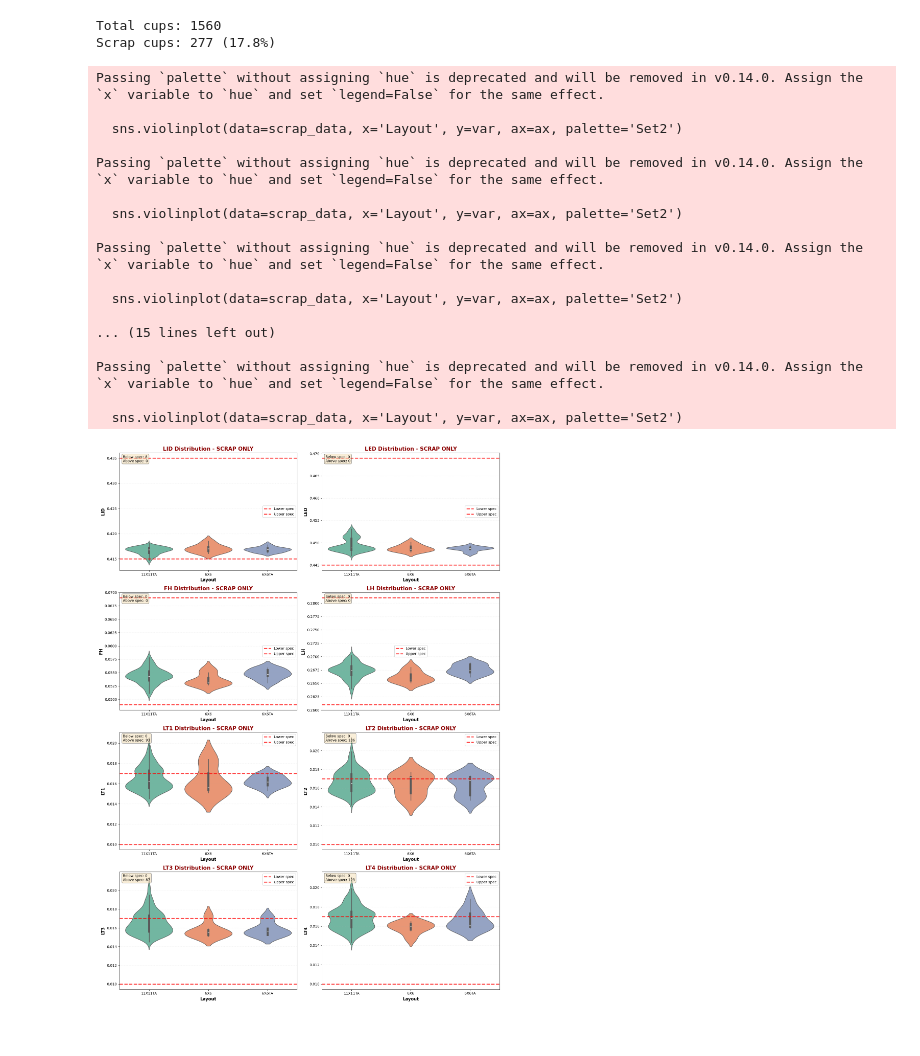
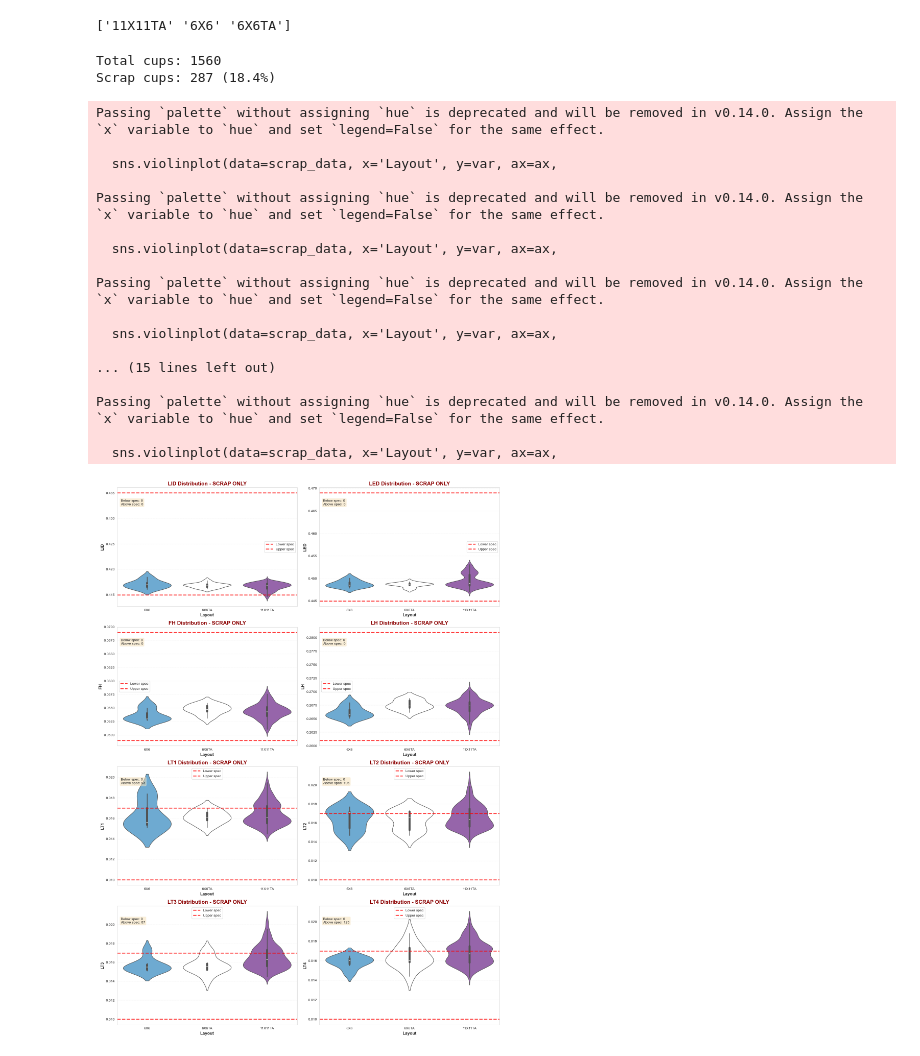
Before and after one commit to mtprom/SandiaDataChallenge, a Jupyter notebook: exploration.ipynb, the cells around one changed output. Cells and saved outputs as stored; diff of their text form; code cells hidden in the pictures.

```diff
--- a/exploration.ipynb
+++ b/exploration.ipynb
@@ -5,12 +5,9 @@ import matplotlib.pyplot as plt
 import seaborn as sns
 from pathlib import Path
 
-# Setup
-base_path = Path("A:\Downloads\Sandia\SandiaDataChallenge")
-
 # Load
-all_data_recycled = pd.read_csv(base_path / 'AllData_PreEDM_Recycled_RowColIDs.csv')
-all_data_virgin = pd.read_csv(base_path / 'AllData_PreEDM_Virgin_RowColIDs.csv')
-recycled_vol = pd.read_csv(base_path / 'recycled_volume.csv')
-virgin_vol_1 = pd.read_csv(base_path / 'virgin_volume_pt1.csv')
-virgin_vol_2 = pd.read_csv(base_path / 'virgin_volume_pt2.csv')
+all_data_recycled = pd.read_csv('AllData_PreEDM_Recycled_RowColIDs.csv')
+all_data_virgin = pd.read_csv('AllData_PreEDM_Virgin_RowColIDs.csv')
+recycled_vol = pd.read_csv('recycled_volume.csv')
+virgin_vol_1 = pd.read_csv('virgin_volume_pt1.csv')
+virgin_vol_2 = pd.read_csv('virgin_volume_pt2.csv')
@@ -49,14 +57,28 @@ specs = {
 # %%
 def check_in_spec(value, lower, upper):
     return (value >= lower) & (value <= upper)
+
+# Apply spec checks
 for param, (lower, upper) in specs.items():
     col_name = f"{param}_in_spec"
     all_data[col_name] = check_in_spec(all_data[param], lower, upper)
 
+# Determine overall spec compliance
 spec_columns = [f"{param}_in_spec" for param in specs.keys()]
 all_data['overall_in_spec'] = all_data[spec_columns].all(axis=1)
 all_data['is_scrap'] = ~all_data['overall_in_spec']
 
+# Apply Nonconformity override
+if 'Nonconformity' in all_data.columns:
+    all_data.loc[all_data['Nonconformity'] == True, 'is_scrap'] = True
+
+    # Print how many were affected
+    nonconform_count = all_data['Nonconformity'].sum()
+    print(f"Nonconformity adjustments: {nonconform_count} cups marked as scrap due to Nonconformity flag")
+else:
+    print("Warning: 'Nonconformity' column not found in data")
+
+# NOW calculate scrap ratios (AFTER Nonconformity adjustments)
 total_6x6 = (all_data['Layout'] == '6X6').sum()
 total_6x6_scrap = ((all_data['Layout'] == '6X6') & (all_data['is_scrap'])).sum()
 ratio6x6 = total_6x6_scrap / total_6x6
@@ -69,6 +91,7 @@ total_11x11TA = (all_data['Layout'] == '11X11TA').sum()
 total_11x11TA_scrap = ((all_data['Layout'] == '11X11TA') & (all_data['is_scrap'])).sum()
 ratio11x11TA = total_11x11TA_scrap / total_11x11TA
 
+# Summary
 layout_scrap_ratios = {
     '6X6': ratio6x6,
     '6X6TA': ratio6x6TA,
@@ -177,9 +201,16 @@ plt.show()
+# %%
+print(scrap_data['Layout'].unique())
+# %% [output]
+['11X11TA' '6X6' '6X6TA']
 # %%
 # Option 5 with Violin Plots - Scrap only
 scrap_data = all_data[all_data['is_scrap']]
-
 print(f"Total cups: {len(all_data)}")
 print(f"Scrap cups: {len(scrap_data)} ({len(scrap_data)/len(all_data)*100:.1f}%)")
+
+# Define custom color palette and order: 6x6 blue, 6x6TA white, 11x11TA purple
+# We need to reorder the data to display as: 6X6, 6X6TA, 11X11TA
+layout_order = ['6X6', '6X6TA', '11X11TA']
 
 fig, axes = plt.subplots(4, 2, figsize=(16, 22))
 axes = axes.flatten()
@@ -187,8 +218,10 @@ axes = axes.flatten()
 for idx, (var, range_vals) in enumerate(specs.items()):
     ax = axes[idx]
 
-    # Violin plot - SCRAP ONLY by layout
-    sns.violinplot(data=scrap_data, x='Layout', y=var, ax=ax, palette='Set2')
+    # Violin plot - SCRAP ONLY by layout with custom colors and order
+    sns.violinplot(data=scrap_data, x='Layout', y=var, ax=ax,
+                   order=layout_order,
+                   palette=['#5DADE2', 'white', '#9B59B6'])  # Blue, White, Purple
 
     # Spec limits (red dashed lines)
     ax.axhline(range_vals[0], linestyle='--', color='red', linewidth=2.5, label='Lower spec', alpha=0.8)
@@ -201,48 +234,47 @@ for idx, (var, range_vals) in enumerate(specs.items()):
     ax.grid(True, alpha=0.3, axis='y', linestyle=':')
     ax.legend(fontsize=10)
 
-    # Add text showing which direction failures go
+    # Add text showing which direction failures go - moved down for better visibility
     lower, upper = range_vals
     below_spec = (scrap_data[var] < lower).sum()
     above_spec = (scrap_data[var] > upper).sum()
-
-    ax.text(0.02, 0.98, f'Below spec: {below_spec}\nAbove spec: {above_spec}',
+    ax.text(0.02, 0.90, f'Below spec: {below_spec}\nAbove spec: {above_spec}',
             transform=ax.transAxes, fontsize=10, verticalalignment='top',
             bbox=dict(boxstyle='round', facecolor='wheat', alpha=0.5))
 
 plt.tight_layout()
 plt.show()
 
 # Summary table
 print("\n=== SCRAP FAILURE PATTERNS ===")
 for var, (lower, upper) in specs.items():
     below = (scrap_data[var] < lower).sum()
     above = (scrap_data[var] > upper).sum()
     total = len(scrap_data)
     print(f"\n{var}:")
     print(f"  Below spec: {below} ({below/total*100:.1f}%)")
     print(f"  Above spec: {above} ({above/total*100:.1f}%)")
 # %% [output]
 Total cups: 1560
-Scrap cups: 277 (17.8%)
+Scrap cups: 287 (18.4%)
 Passing `palette` without assigning `hue` is deprecated and will be removed in v0.14.0. Assign the `x` variable to `hue` and set `legend=False` for the same effect.
 
-  sns.violinplot(data=scrap_data, x='Layout', y=var, ax=ax, palette='Set2')
+  sns.violinplot(data=scrap_data, x='Layout', y=var, ax=ax,
 
 Passing `palette` without assigning `hue` is deprecated and will be removed in v0.14.0. Assign the `x` variable to `hue` and set `legend=False` for the same effect.
 
-  sns.violinplot(data=scrap_data, x='Layout', y=var, ax=ax, palette='Set2')
+  sns.violinplot(data=scrap_data, x='Layout', y=var, ax=ax,
 
 Passing `palette` without assigning `hue` is deprecated and will be removed in v0.14.0. Assign the `x` variable to `hue` and set `legend=False` for the same effect.
 
-  sns.violinplot(data=scrap_data, x='Layout', y=var, ax=ax, palette='Set2')
+  sns.violinplot(data=scrap_data, x='Layout', y=var, ax=ax,
 
 ... (15 lines left out)
 
 Passing `palette` without assigning `hue` is deprecated and will be removed in v0.14.0. Assign the `x` variable to `hue` and set `legend=False` for the same effect.
 
-  sns.violinplot(data=scrap_data, x='Layout', y=var, ax=ax, palette='Set2')
+  sns.violinplot(data=scrap_data, x='Layout', y=var, ax=ax,
-[figure, old version]
+[figure, new version]
 === SCRAP FAILURE PATTERNS ===
 
 LID:
```
Also changed, not shown: parts of 23 cells of this notebook, 6 other files.
